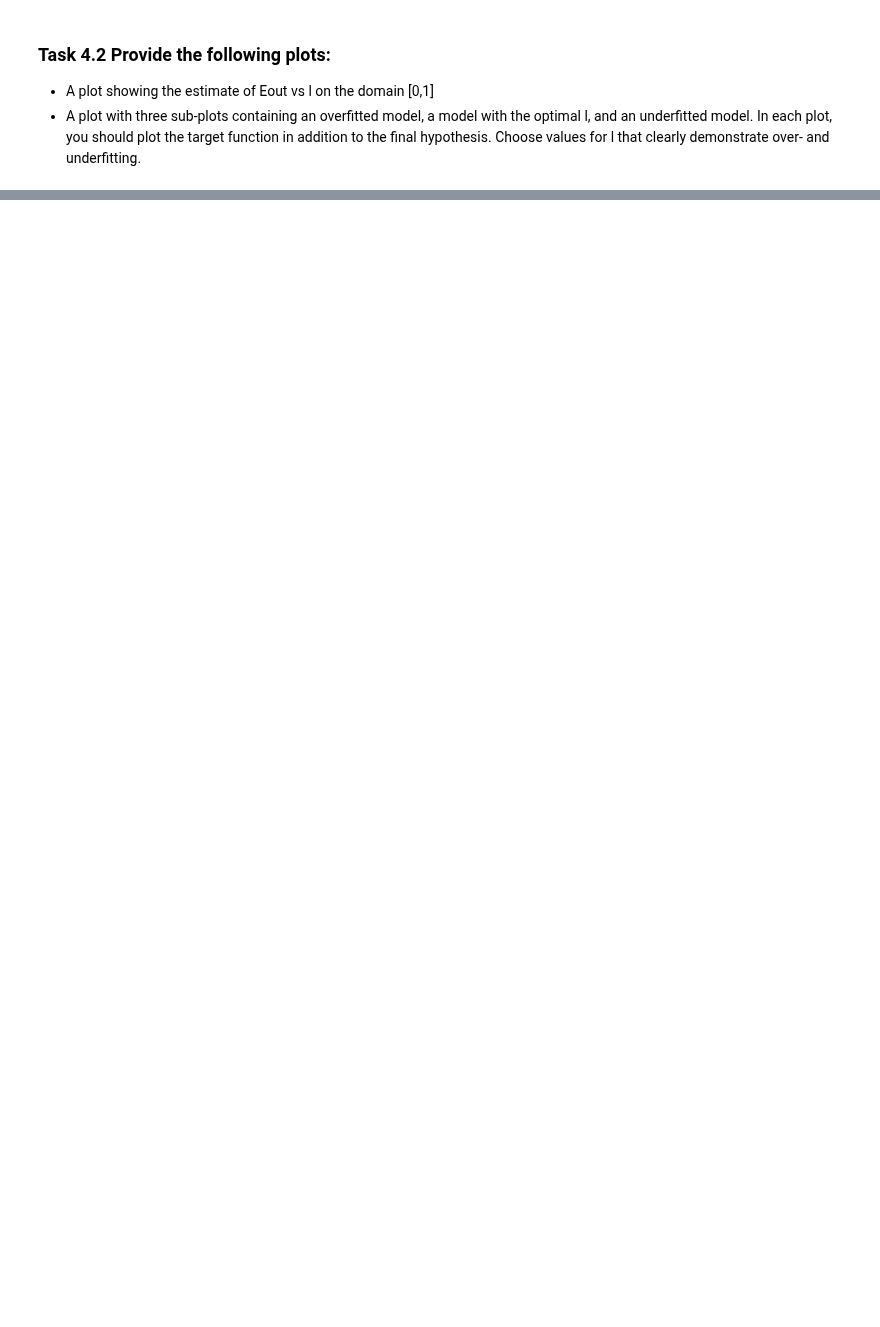
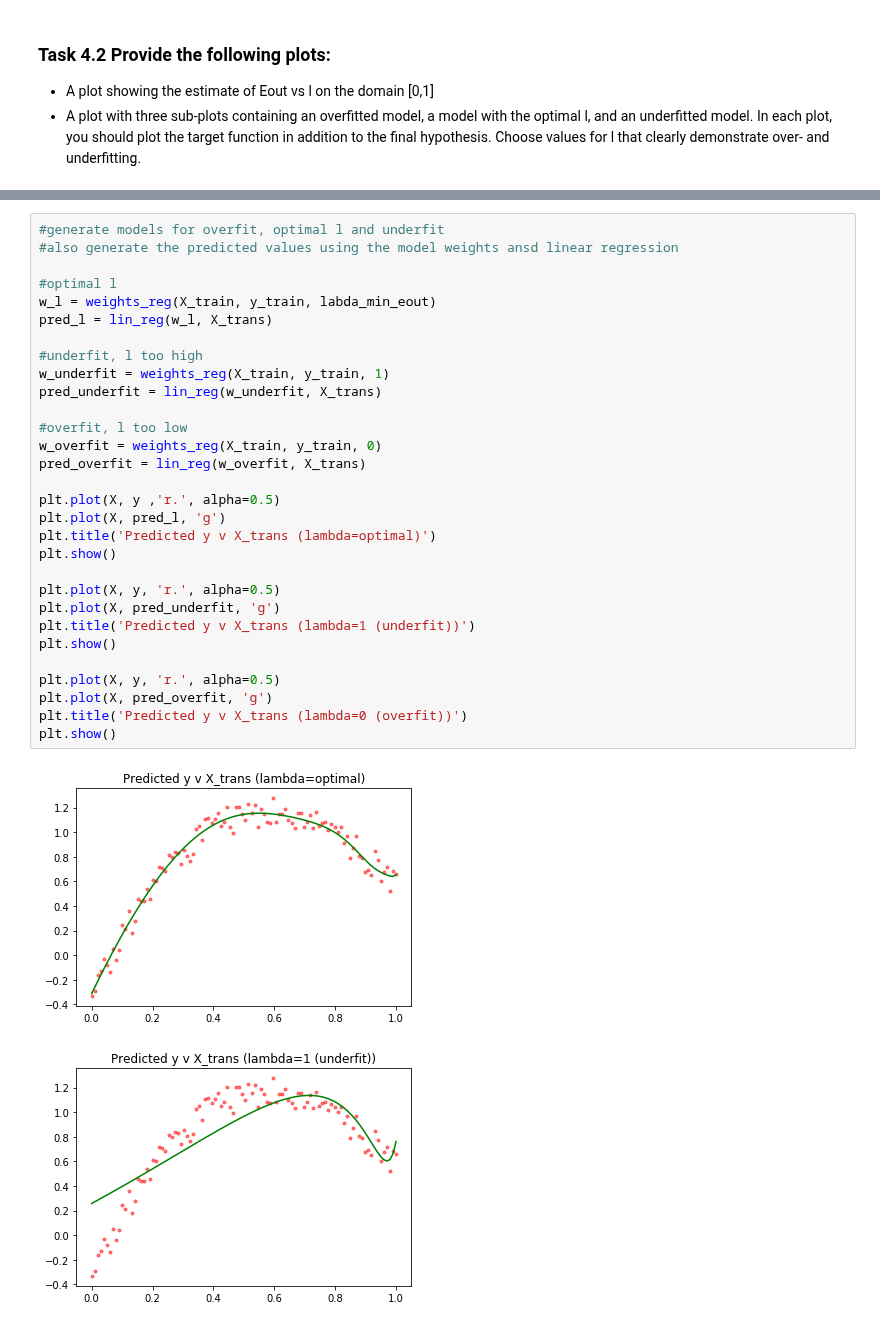
Before and after one commit to vipulpopat/MSCAI_Sem1_Etivity4, a Jupyter notebook: Etivity4_CE6002 - 18200036.ipynb, the cells around one changed output, grey strips where cells are left out. Cells and saved outputs as stored; diff of their text form; blank space fills up the shorter version.

```diff
--- a/Etivity4_CE6002 - 18200036.ipynb
+++ b/Etivity4_CE6002 - 18200036.ipynb
@@ -104,0 +134,33 @@ plt.show()
+# %%
+#generate models for overfit, optimal l and underfit
+#also generate the predicted values using the model weights ansd linear regression
+
+#optimal l
+w_l = weights_reg(X_train, y_train, labda_min_eout)
+pred_l = lin_reg(w_l, X_trans)
+
+#underfit, l too high
+w_underfit = weights_reg(X_train, y_train, 1)
+pred_underfit = lin_reg(w_underfit, X_trans)
+
+#overfit, l too low
+w_overfit = weights_reg(X_train, y_train, 0)
+pred_overfit = lin_reg(w_overfit, X_trans)
+
+plt.plot(X, y ,'r.', alpha=0.5)
+plt.plot(X, pred_l, 'g')
+plt.title('Predicted y v X_trans (lambda=optimal)')
+plt.show()
+
+plt.plot(X, y, 'r.', alpha=0.5)
+plt.plot(X, pred_underfit, 'g')
+plt.title('Predicted y v X_trans (lambda=1 (underfit))')
+plt.show()
+
+plt.plot(X, y, 'r.', alpha=0.5)
+plt.plot(X, pred_overfit, 'g')
+plt.title('Predicted y v X_trans (lambda=0 (overfit))')
+plt.show()
+# %% [output]
+[figure, added]
+[figure, added]
```
Also changed, not shown: parts of 13 cells of this notebook.
